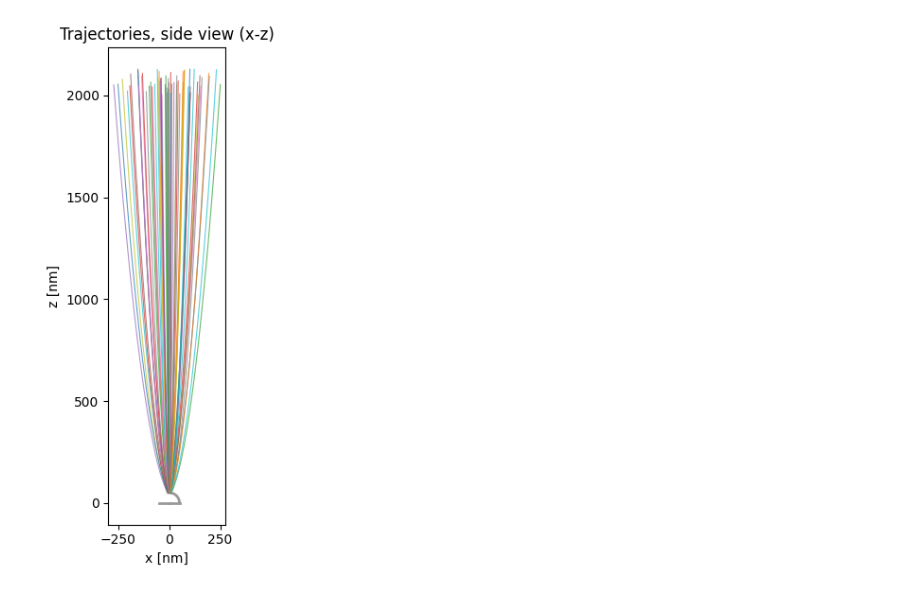
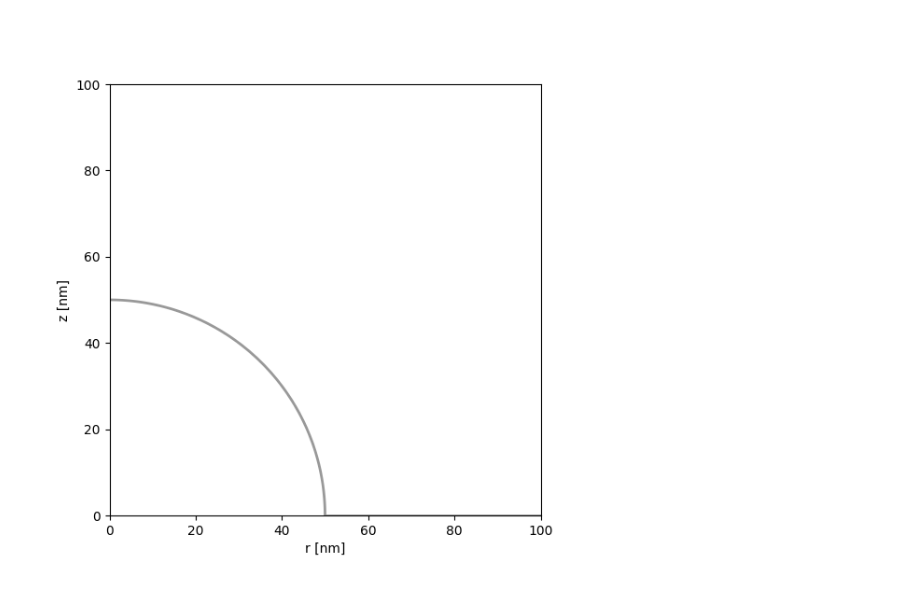
Before and after one commit to AdamCBartnik/BEM, a Jupyter notebook: examples/hemisphere_tip_distgen_example.ipynb, the cells around one changed output. Cells and saved outputs as stored; diff of their text form; code cells hidden in the pictures.

```diff
--- a/examples/hemisphere_tip_distgen_example.ipynb
+++ b/examples/hemisphere_tip_distgen_example.ipynb
@@ -28 +30,14 @@ from specific_particle_tracer.constants import ELEMENTARY_CHARGE
+# %%
+# Some font size defaults
+plt.rcParams.update({
+    'font.size': 14,
+    'font.family': 'sans-serif',
+    'font.sans-serif': ['Arial', 'Liberation Sans', 'DejaVu Sans'],
+    'mathtext.fontset': 'dejavusans',
+    'axes.labelsize': 18,
+    'axes.titlesize': 18,
+    'xtick.labelsize': 16,
+    'ytick.labelsize': 16,
+    'legend.fontsize': 14,
+})
 # %% [markdown]
@@ -165,14 +210,0 @@ tracked 60 particle trajectories
-# %%
-fig, ax = plt.subplots(figsize=(7, 4.5))
-
-for pid, (t, pos, mom) in by_id.items():
-    r = np.linalg.norm(pos, axis=-1)
-    ax.plot(t * 1e15, r * 1e9, lw=0.8, alpha=0.7)
-
-ax.axhline(R * 1e9, color="k", lw=1, ls="--", label="tip surface (R)")
-ax.set_xlabel("time [fs]")
-ax.set_ylabel("distance from tip center [nm]")
-ax.set_yscale("log")
-ax.set_title("Radial trajectories")
-ax.legend()
-fig.tight_layout()
@@ -181,19 +211,22 @@ fig.tight_layout()
 # %%
 fig, ax = plt.subplots(figsize=(6, 6))
 
-# A little semicircle to show the tip cross-section.
+R = settings_copy['R_sphere']
+z_plot_max = R * 2
+r_plot_max = R * 2
+
 theta = np.linspace(0, np.pi / 2, 100)
 ax.plot(R * 1e9 * np.cos(theta), R * 1e9 * np.sin(theta), color="0.6", lw=2)
-ax.plot([-R * 1e9, 0], [0, 0], color="0.6", lw=2)
-ax.plot([0, R * 1e9], [0, 0], color="0.6", lw=2)
+ax.plot([R * 1e9, r_plot_max * 1e9], [0, 0], color="0.6", lw=2)
 
 for pid, (t, pos, mom) in by_id.items():
-    ax.plot(pos[:, 0] * 1e9, pos[:, 2] * 1e9, lw=0.8, alpha=0.7)
+    ax.plot(np.sqrt(pos[:, 0]**2 + pos[:, 1]**2) * 1e9, pos[:, 2] * 1e9, lw=0.8, alpha=0.7)
 
-ax.set_xlabel("x [nm]")
+ax.set_xlabel("r [nm]")
 ax.set_ylabel("z [nm]")
-ax.set_title("Trajectories, side view (x-z)")
+ax.set_xlim(0, r_plot_max*1e9)
+ax.set_ylim(0, z_plot_max*1e9)
 ax.set_aspect("equal")
-fig.tight_layout()
+plt.show()
 # %% [output]
-[figure, old version]
+[figure, new version]
```
Also changed, not shown: parts of 16 cells of this notebook.
